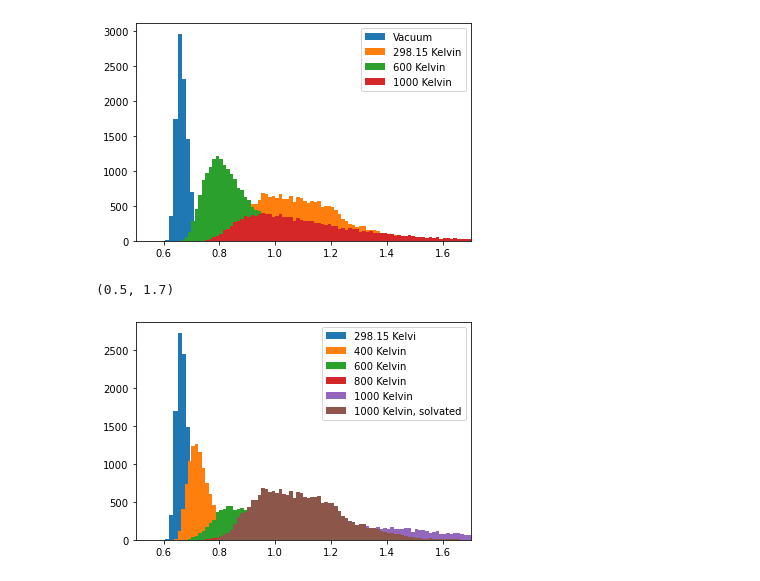
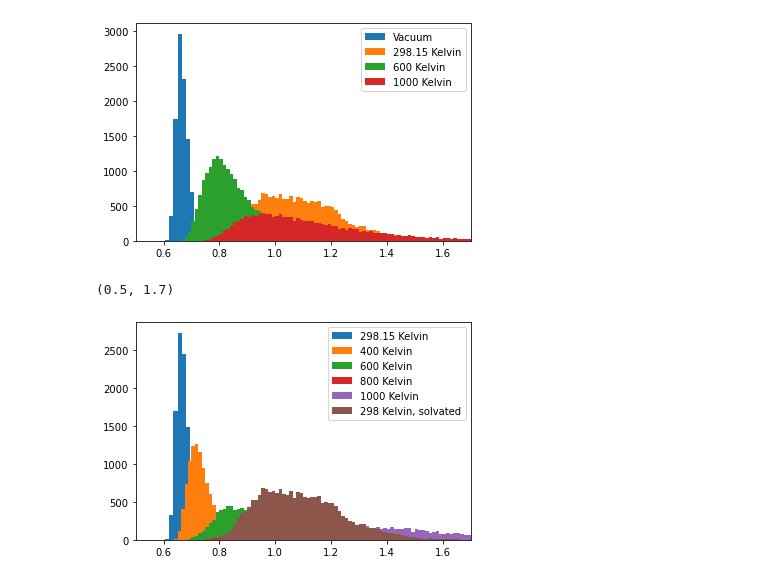
Before and after one commit to SHervoe-Hansen/PEO_solubility_in_NaCl, a Jupyter notebook: Analysis.ipynb, the cells around one changed output. Cells and saved outputs as stored; diff of their text form; code cells hidden in the pictures.

```diff
--- a/Analysis.ipynb
+++ b/Analysis.ipynb
@@ -66,17 +66,17 @@ states = {
 
 nmers = [2, 4, 6, 8, 15, 36]
 
-salts = {'No_salt': {'Cation': 'No_', 'Anion': 'salt' },
+salts = {#'No_salt': {'Cation': 'No_', 'Anion': 'salt' },
 #         'NaCl'   : {'Cation': 'Na' , 'Anion': 'Cl'   },
 #         'CsCl'   : {'Cation': 'Cs' , 'Anion': 'Cl'   },
-#         'NaSCN'  : {'Cation': 'Cs' , 'Anion': 'SCN'  },
+         'NaSCN'  : {'Cation': 'Cs' , 'Anion': 'SCN'  },
 #         'CsSCN'  : {'Cation': 'Cs' , 'Anion': 'SCN'  },
         }
 
 # Approximate concentrations of salts with
-concentrations = {0.00: {'PEG': 1, 'Water': 3000, 'Cation': 0,   'Anion': 0},
+concentrations = {#0.00: {'PEG': 1, 'Water': 3000, 'Cation': 0,   'Anion': 0},
                   1.00: {'PEG': 1, 'Water': 3000, 'Cation': 54,  'Anion': 54},
-                  2.00: {'PEG': 1, 'Water': 3000, 'Cation': 109, 'Anion': 109},
+                  #2.00: {'PEG': 1, 'Water': 3000, 'Cation': 109, 'Anion': 109},
                  }
 
 #* Calculated by hand *#
@@ -508,14 +523,14 @@ traj_298_sol = md.load_xtc('Simulations/PEG36mer/No_salt/trajectory_sol.xtc',
 traj_298_sol.remove_solvent(inplace=True)
 rg_298_sol = md.compute_rg(traj_298_sol, masses=np.array(masses))
 # %%
-density_298 = plt.hist(rg_298, bins=100, range=(0.5,2), label='298.15 Kelvi')
+density_298 = plt.hist(rg_298, bins=100, range=(0.5,2), label='298.15 Kelvin')
 density_400 = plt.hist(rg_400, bins=100, range=(0.5,1.75), label='400 Kelvin')
 density_600 = plt.hist(rg_600, bins=100, range=(0.5,1.75), label='600 Kelvin')
 density_800 = plt.hist(rg_800, bins=100, range=(0.5,1.75), label='800 Kelvin')
 density_1000 = plt.hist(rg_1000, bins=100, range=(0.5,1.75), label='1000 Kelvin')
-density_298_sol = plt.hist(rg_298_sol, bins=100, range=(0.5,1.75), label='1000 Kelvin, solvated')
+density_298_sol = plt.hist(rg_298_sol, bins=100, range=(0.5,1.75), label='298 Kelvin, solvated')
 plt.legend(loc=0)
 plt.xlim(0.5, 1.7)
 # %% [output]
 (0.5, 1.7)
-[figure, old version]
+[figure, new version]
```
Also changed, not shown: parts of 3 cells of this notebook, 1 other file.
